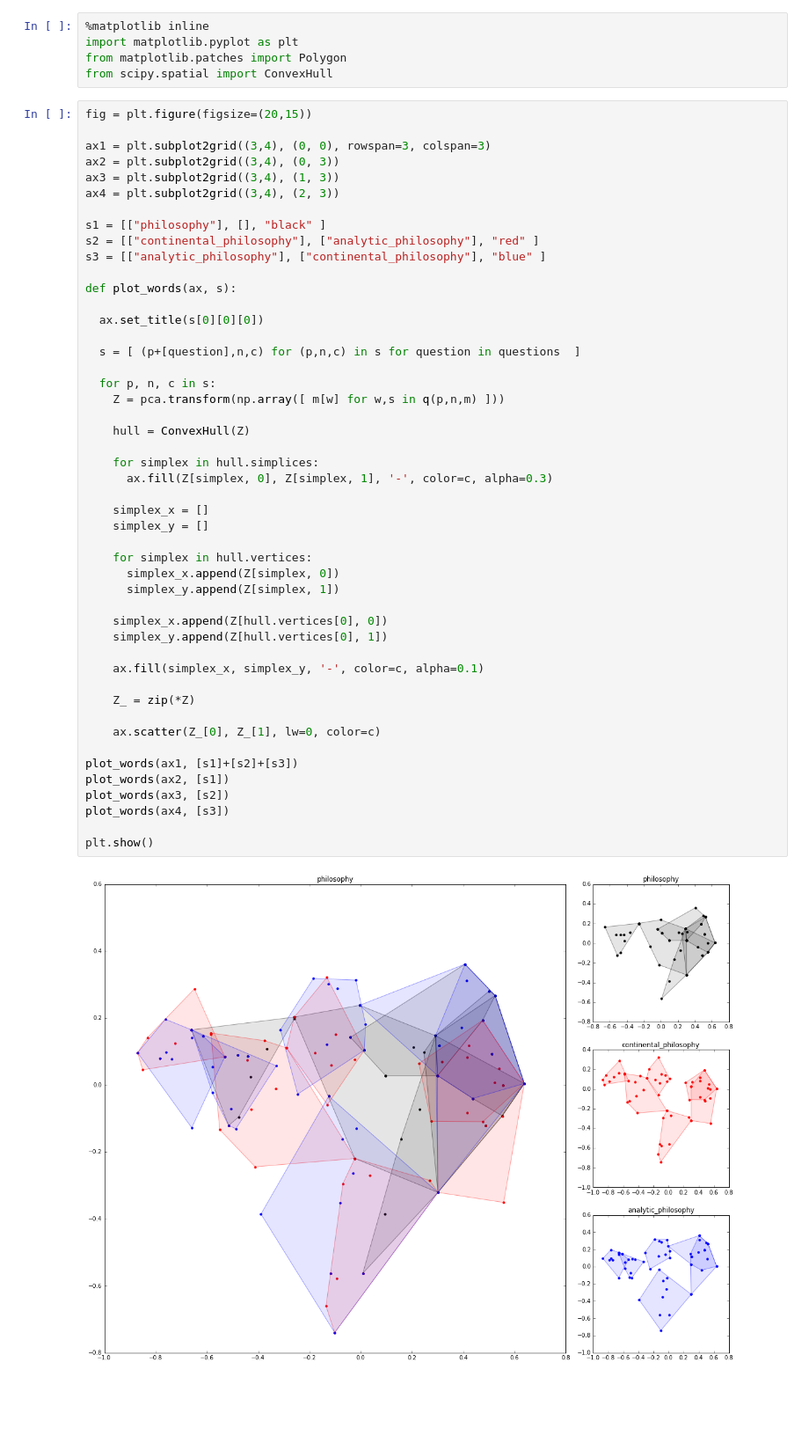
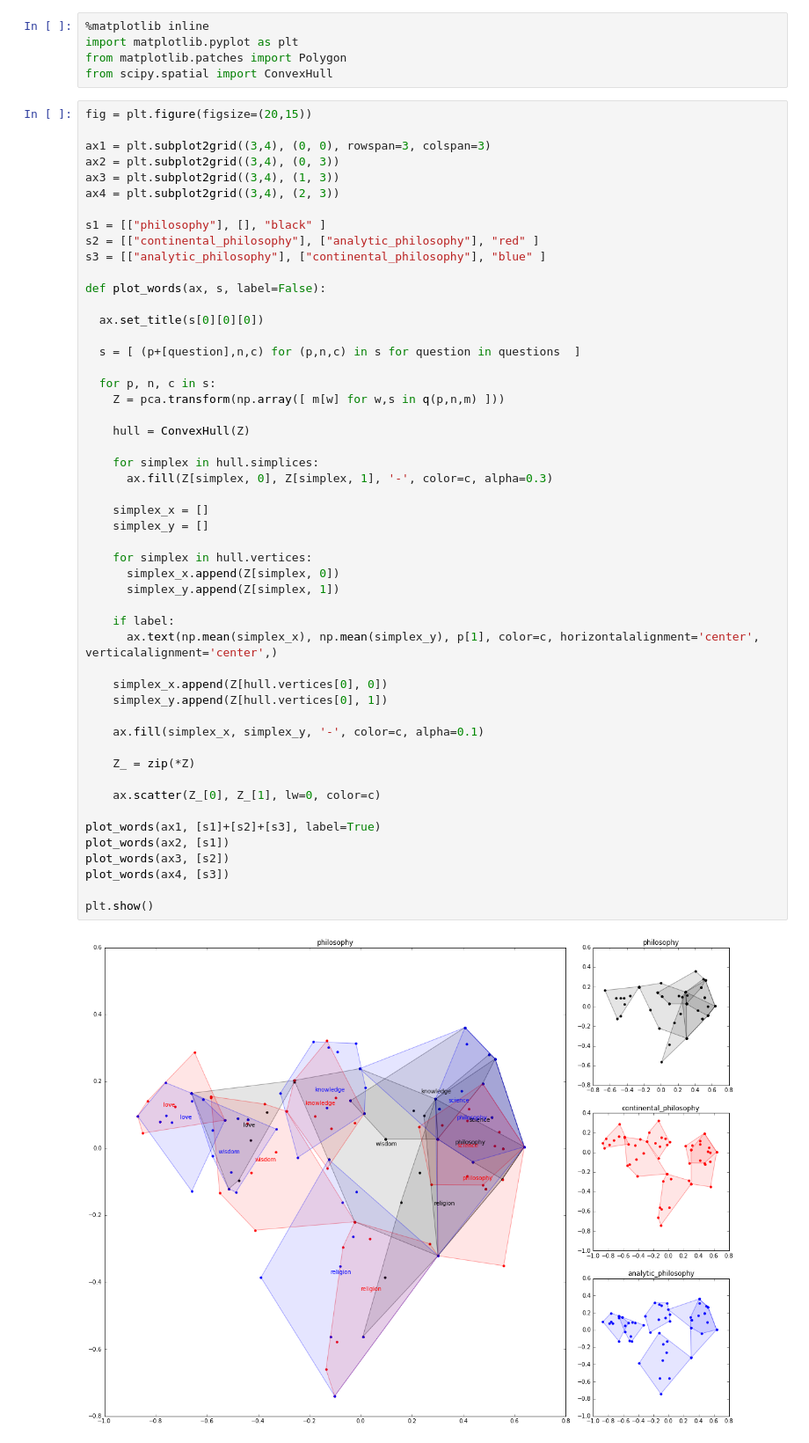
Before and after one commit to taniki/comp.soc-of-philosophy, a Jupyter notebook: (analytic vs continental) x philosophy.ipynb, the cells around one changed output. Shown at 88% size. Saved outputs shown, nothing was run; the diff lists cells and outputs as text; blank space fills up the shorter version.

Commit message:
add labels to words map

```diff
--- a/(analytic vs continental) x philosophy.ipynb
+++ b/(analytic vs continental) x philosophy.ipynb
@@ -95,7 +95,7 @@ s1 = [["philosophy"], [], "black" ]
 s2 = [["continental_philosophy"], ["analytic_philosophy"], "red" ]
 s3 = [["analytic_philosophy"], ["continental_philosophy"], "blue" ]
 
-def plot_words(ax, s):
+def plot_words(ax, s, label=False):
 
   ax.set_title(s[0][0][0])
 
@@ -104,32 +104,35 @@ def plot_words(ax, s):
   for p, n, c in s:
     Z = pca.transform(np.array([ m[w] for w,s in q(p,n,m) ]))
 
     hull = ConvexHull(Z)
 
     for simplex in hull.simplices:
       ax.fill(Z[simplex, 0], Z[simplex, 1], '-', color=c, alpha=0.3)
 
     simplex_x = []
     simplex_y = []
 
     for simplex in hull.vertices:
       simplex_x.append(Z[simplex, 0])
       simplex_y.append(Z[simplex, 1])
 
+    if label:
+      ax.text(np.mean(simplex_x), np.mean(simplex_y), p[1], color=c, horizontalalignment='center', verticalalignment='center',)
+
     simplex_x.append(Z[hull.vertices[0], 0])
     simplex_y.append(Z[hull.vertices[0], 1])
 
     ax.fill(simplex_x, simplex_y, '-', color=c, alpha=0.1)
 
     Z_ = zip(*Z)
 
     ax.scatter(Z_[0], Z_[1], lw=0, color=c)
 
-plot_words(ax1, [s1]+[s2]+[s3])
+plot_words(ax1, [s1]+[s2]+[s3], label=True)
 plot_words(ax2, [s1])
 plot_words(ax3, [s2])
 plot_words(ax4, [s3])
 
 plt.show()
 # %% [output]
-[figure, old version]
+[figure, new version]
```
